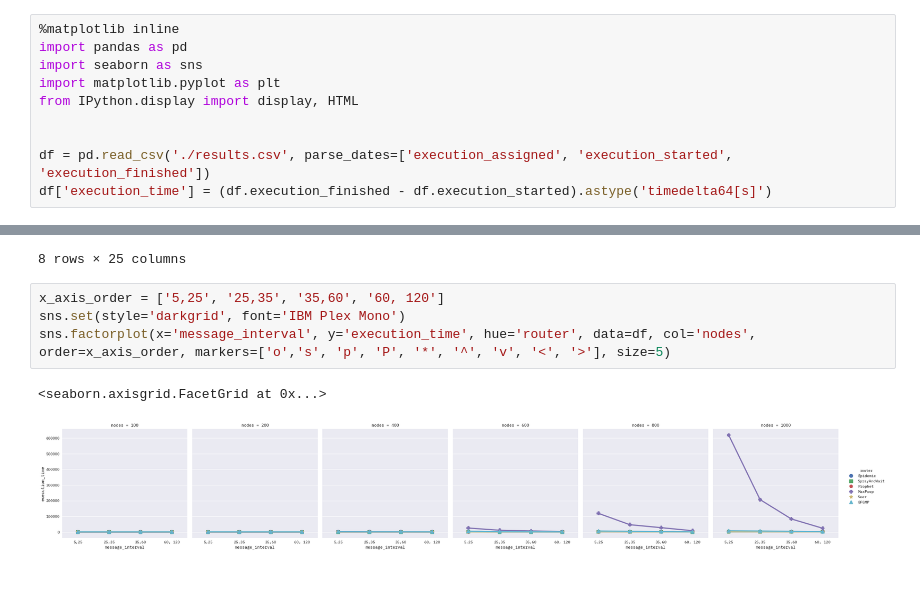
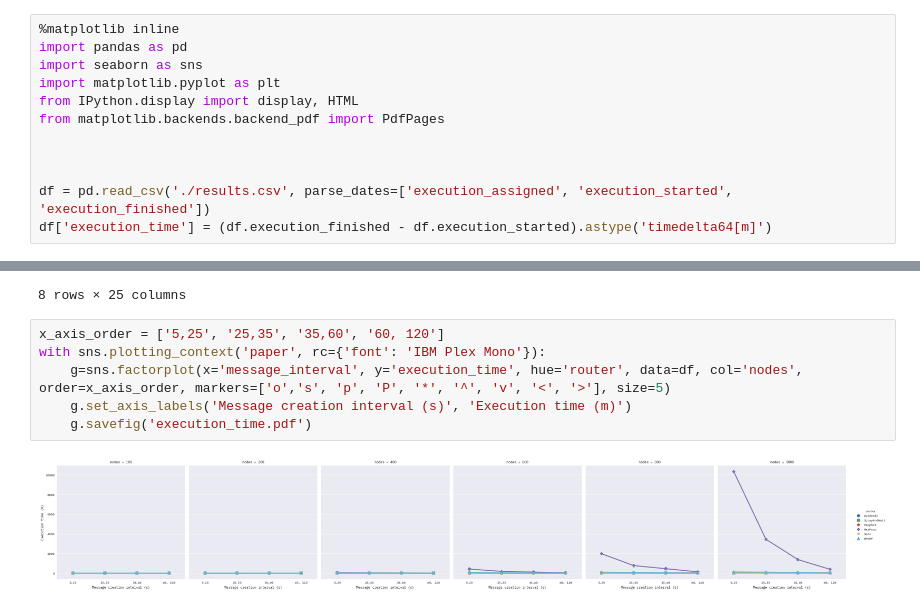
Before and after one commit to jairosh/jupyter-results, a Jupyter notebook: MANET/plot_data.ipynb, the cells around one changed output, grey strips where cells are left out. Cells and saved outputs as stored; diff of their text form; blank space fills up the shorter version.

Commit message:
Added labels to the plot

```diff
--- a/MANET/plot_data.ipynb
+++ b/MANET/plot_data.ipynb
@@ -4,10 +4,12 @@ import pandas as pd
 import seaborn as sns
 import matplotlib.pyplot as plt
 from IPython.display import display, HTML
+from matplotlib.backends.backend_pdf import PdfPages
+
 
 
 df = pd.read_csv('./results.csv', parse_dates=['execution_assigned', 'execution_started', 'execution_finished'])
-df['execution_time'] = (df.execution_finished - df.execution_started).astype('timedelta64[s]')
+df['execution_time'] = (df.execution_finished - df.execution_started).astype('timedelta64[m]')
 # %%
 df.describe()
 # %% [output]
@@ -23,8 +25,9 @@ df.describe()
 8 rows × 25 columns
 # %%
 x_axis_order = ['5,25', '25,35', '35,60', '60, 120']
-sns.set(style='darkgrid', font='IBM Plex Mono')
-sns.factorplot(x='message_interval', y='execution_time', hue='router', data=df, col='nodes', order=x_axis_order, markers=['o','s', 'p', 'P', '*', '^', 'v', '<', '>'], size=5)
+with sns.plotting_context('paper', rc={'font': 'IBM Plex Mono'}):
+    g=sns.factorplot(x='message_interval', y='execution_time', hue='router', data=df, col='nodes', order=x_axis_order, markers=['o','s', 'p', 'P', '*', '^', 'v', '<', '>'], size=5)
+    g.set_axis_labels('Message creation interval (s)', 'Execution time (m)')
+    g.savefig('execution_time.pdf')
 # %% [output]
-<seaborn.axisgrid.FacetGrid at 0x...>
-[figure, old version]
+[figure, new version]
```
Also changed, not shown: parts of 1 cell of this notebook.
